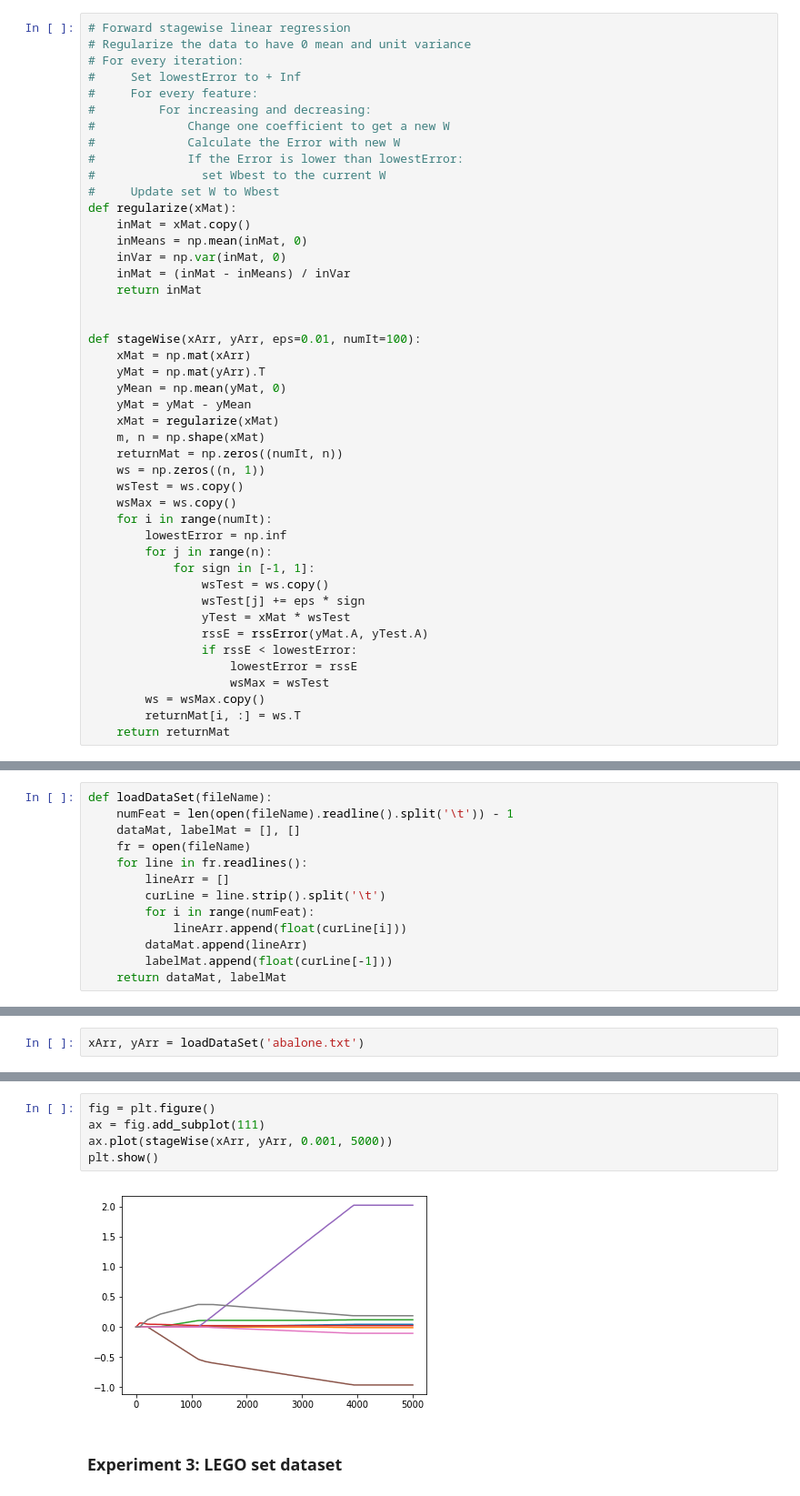
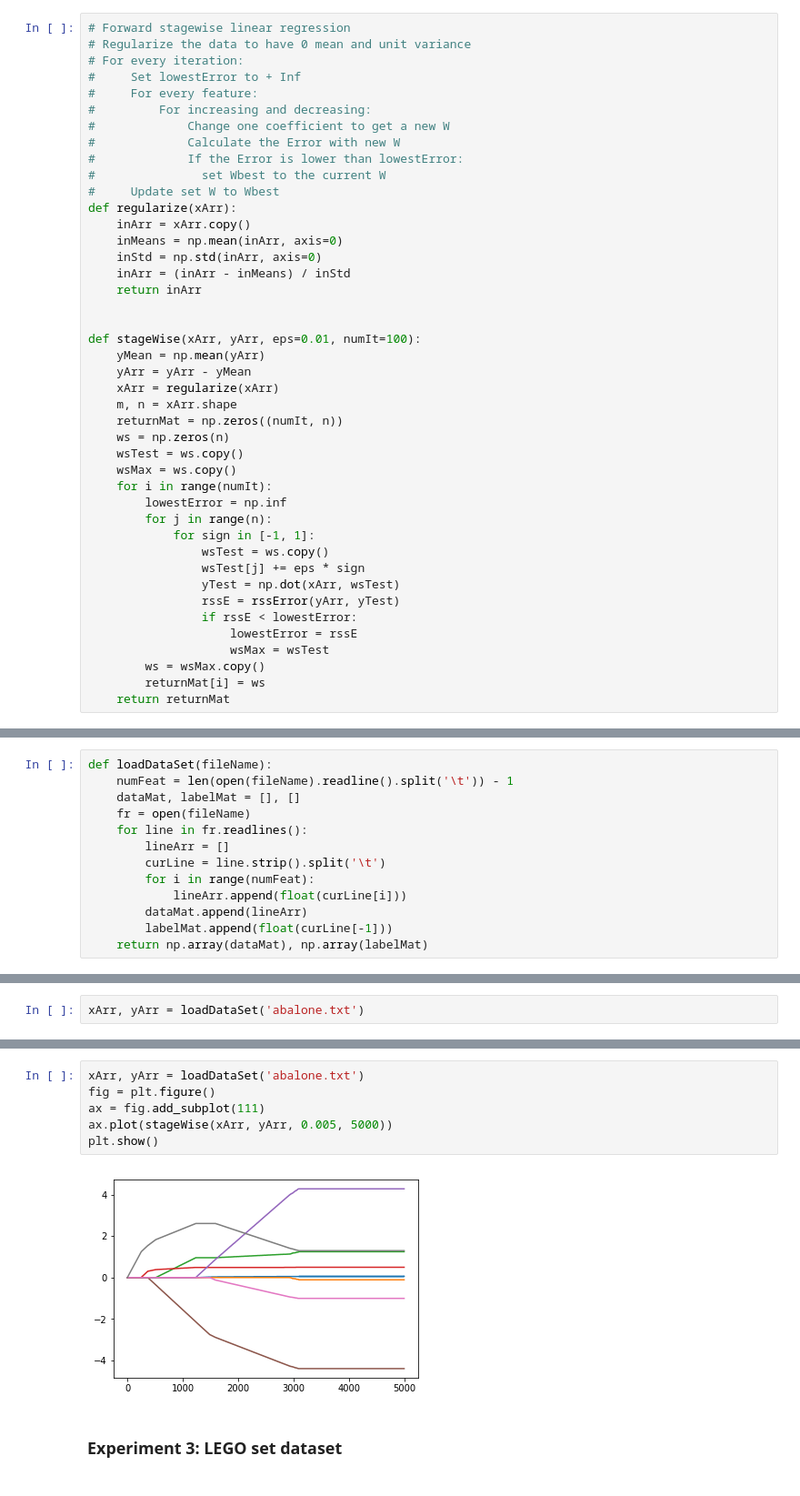
Before and after one commit to qinhanmin2014/Machine-Learning-in-Action, a Jupyter notebook: 08 Predicting numeric values regression/regression.ipynb, the cells around one changed output, grey strips where cells are left out. Shown: that part at 91% size. Drawn from its saved outputs; the diff is of its cells as text.

```diff
--- a/08 Predicting numeric values regression/regression.ipynb
+++ b/08 Predicting numeric values regression/regression.ipynb
@@ -96,23 +93,21 @@ def ridgeTest(xArr, yArr):
 #             If the Error is lower than lowestError:
 #               set Wbest to the current W
 #     Update set W to Wbest
-def regularize(xMat):
-    inMat = xMat.copy()
-    inMeans = np.mean(inMat, 0)
-    inVar = np.var(inMat, 0)
-    inMat = (inMat - inMeans) / inVar
-    return inMat
+def regularize(xArr):
+    inArr = xArr.copy()
+    inMeans = np.mean(inArr, axis=0)
+    inStd = np.std(inArr, axis=0)
+    inArr = (inArr - inMeans) / inStd
+    return inArr
 
 
 def stageWise(xArr, yArr, eps=0.01, numIt=100):
-    xMat = np.mat(xArr)
-    yMat = np.mat(yArr).T
-    yMean = np.mean(yMat, 0)
-    yMat = yMat - yMean
-    xMat = regularize(xMat)
-    m, n = np.shape(xMat)
+    yMean = np.mean(yArr)
+    yArr = yArr - yMean
+    xArr = regularize(xArr)
+    m, n = xArr.shape
     returnMat = np.zeros((numIt, n))
-    ws = np.zeros((n, 1))
+    ws = np.zeros(n)
     wsTest = ws.copy()
     wsMax = ws.copy()
     for i in range(numIt):
@@ -121,13 +116,13 @@ def stageWise(xArr, yArr, eps=0.01, numIt=100):
             for sign in [-1, 1]:
                 wsTest = ws.copy()
                 wsTest[j] += eps * sign
-                yTest = xMat * wsTest
-                rssE = rssError(yMat.A, yTest.A)
+                yTest = np.dot(xArr, wsTest)
+                rssE = rssError(yArr, yTest)
                 if rssE < lowestError:
                     lowestError = rssE
                     wsMax = wsTest
         ws = wsMax.copy()
-        returnMat[i, :] = ws.T
+        returnMat[i] = ws
     return returnMat
 # %% [markdown]
 ### Experiment 1: Toy dataset
@@ -143,7 +138,7 @@ def loadDataSet(fileName):
             lineArr.append(float(curLine[i]))
         dataMat.append(lineArr)
         labelMat.append(float(curLine[-1]))
-    return dataMat, labelMat
+    return np.array(dataMat), np.array(labelMat)
 # %%
 # Linear Regression
 # %%
@@ -317,10 +300,11 @@ matrix([[ 0.0430442 , -0.02274163,  0.13214087,  0.02075182,  2.22403814,
 # %%
+xArr, yArr = loadDataSet('abalone.txt')
 fig = plt.figure()
 ax = fig.add_subplot(111)
-ax.plot(stageWise(xArr, yArr, 0.001, 5000))
+ax.plot(stageWise(xArr, yArr, 0.005, 5000))
 plt.show()
 # %% [output]
-[figure, old version]
+[figure, new version]
 # %% [markdown]
 ### Experiment 3: LEGO set dataset
 # %%
```
Also changed, not shown: parts of 24 cells of this notebook, 3 other files.
